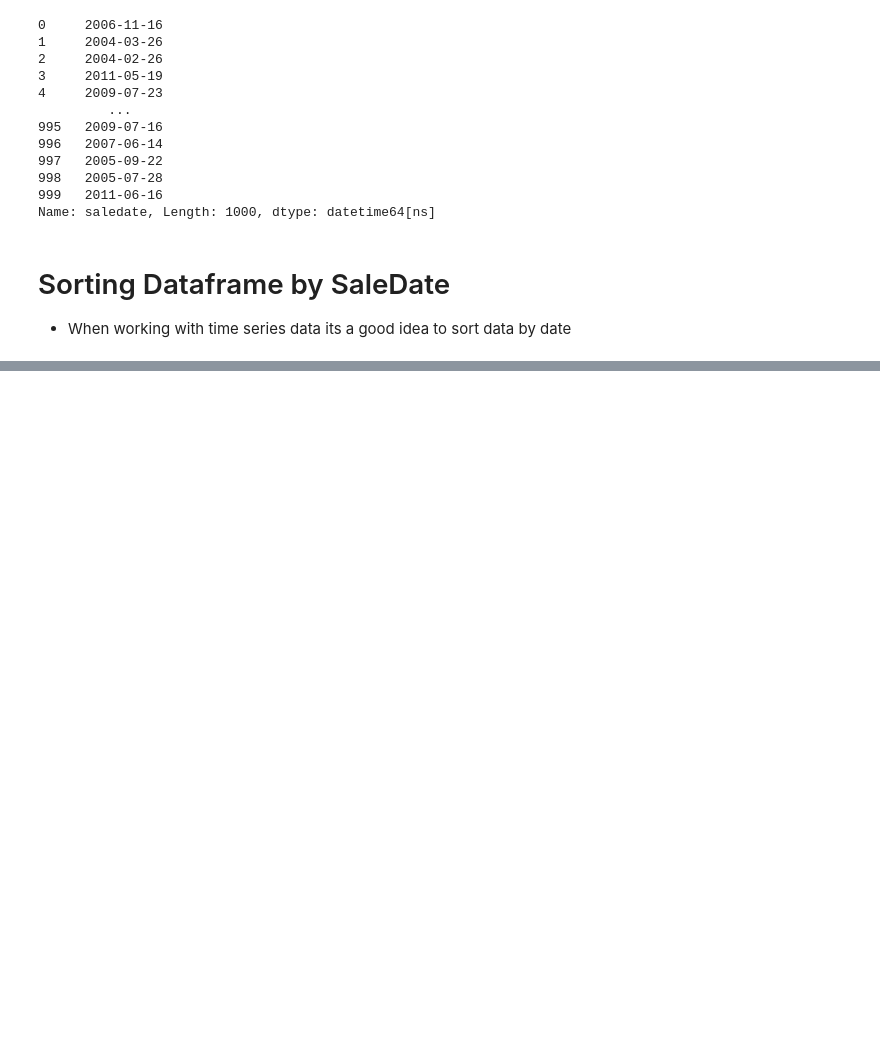
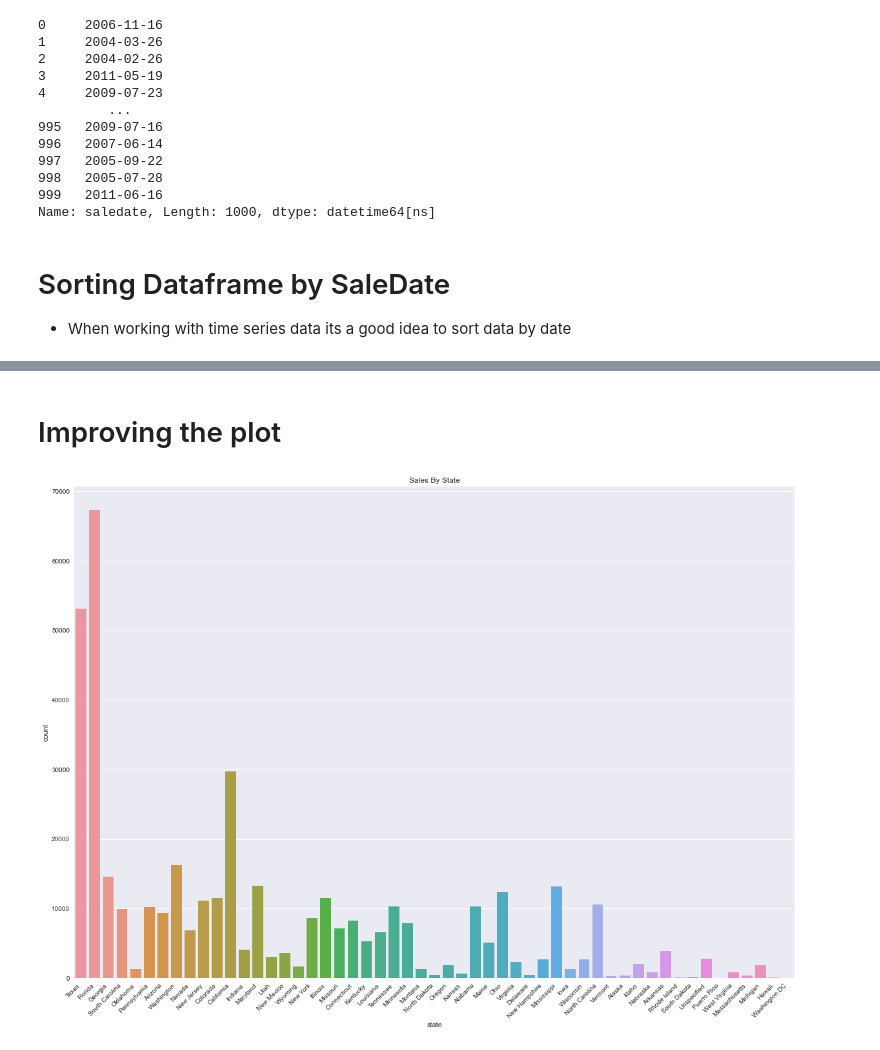
Before and after one commit to code-JOA/Bulldozer-Price-prediction, a Jupyter notebook: Bulldozer Price Prediction.ipynb, the cells around one changed output, grey strips where cells are left out. Cells and saved outputs as stored; diff of their text form; code cells hidden in the pictures; blank space fills up the shorter version.

```diff
--- a/Bulldozer Price Prediction.ipynb
+++ b/Bulldozer Price Prediction.ipynb
@@ -283,0 +341,12 @@ Name: saledate, Length: 1000, dtype: datetime64[ns]
+# %% [markdown]
+# Improving the plot
+# %%
+# count of sales by states
+fig = plt.gcf()
+fig.set_size_inches(20,14)
+s = sns.countplot(df_new["state"])
+s.set_xticklabels(s.get_xticklabels(), rotation=45, horizontalalignment="right")
+plt.title("Sales By State")
+plt.show()
+# %% [output]
+[figure, added]
```
Also changed, not shown: parts of 12 cells of this notebook.
